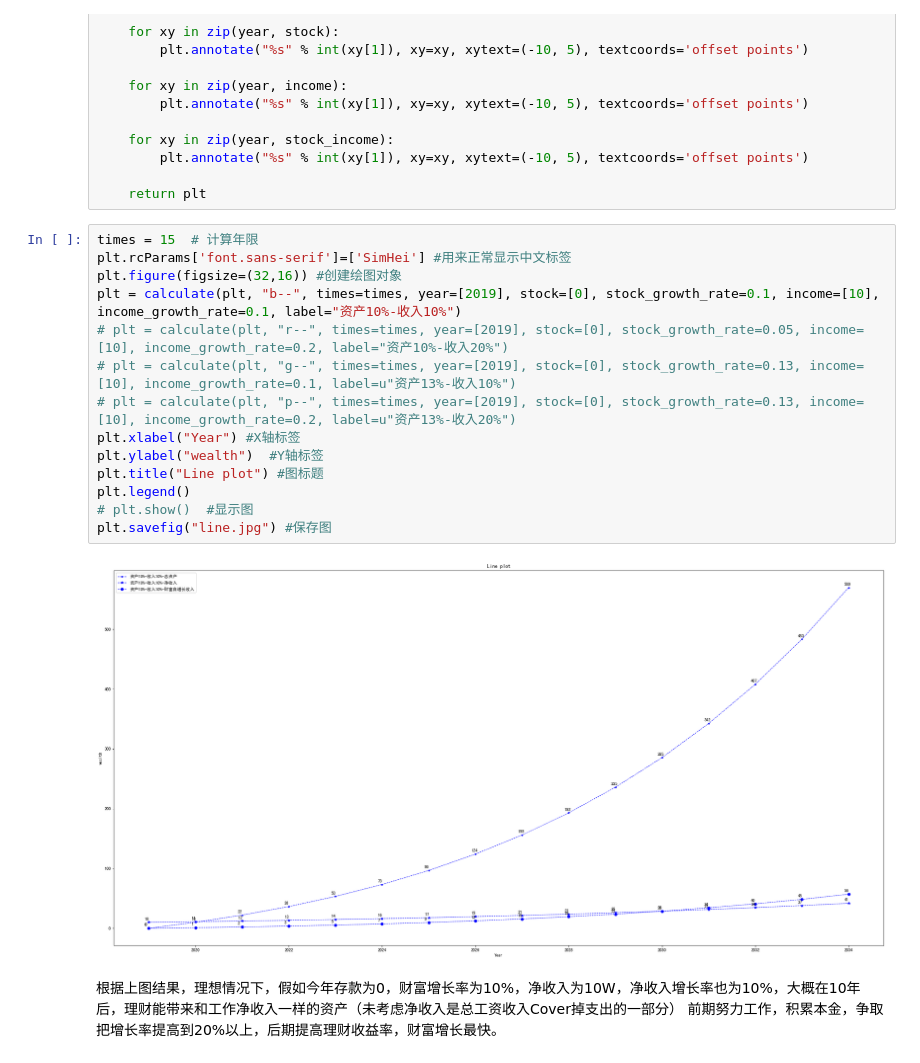
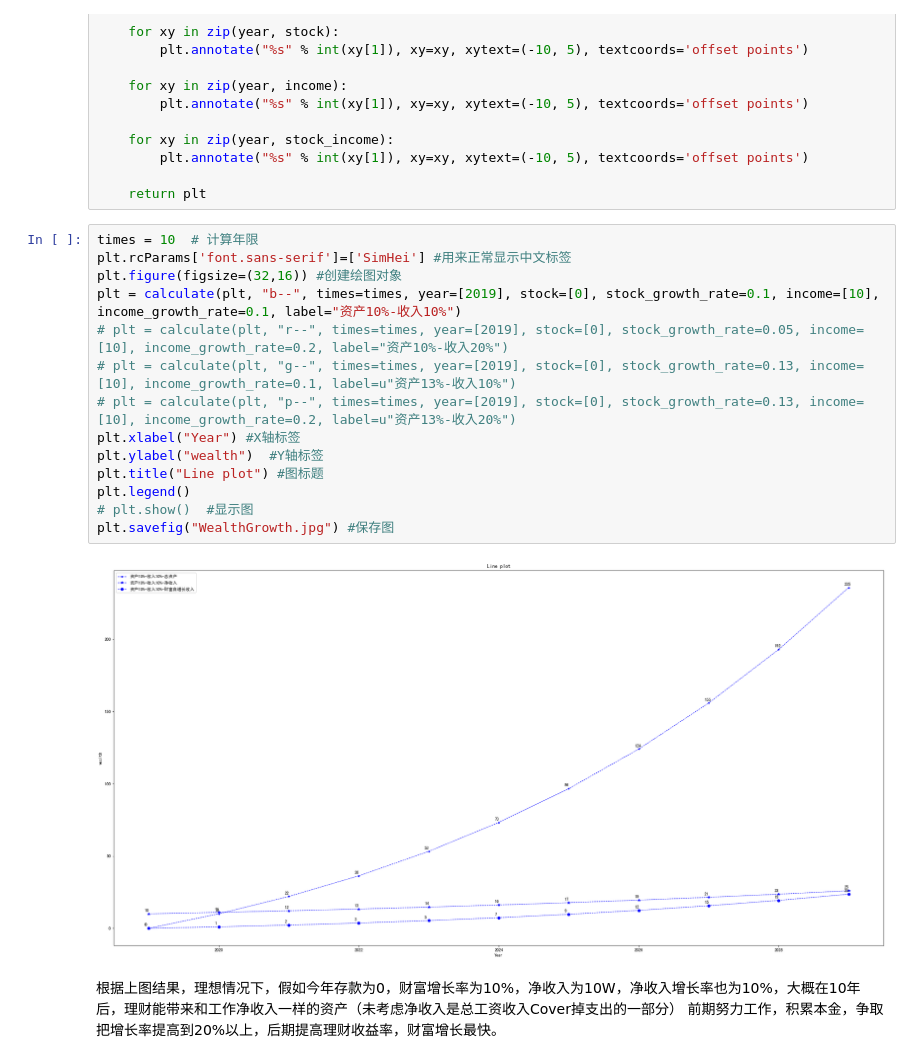
Before and after one commit to dphong/Study-Machine-Learning, a Jupyter notebook: matplotlib.ipynb, the cells around one changed output. Drawn from its saved outputs; the diff is of its cells as text.

```diff
--- a/matplotlib.ipynb
+++ b/matplotlib.ipynb
@@ -126,21 +126,21 @@ def calculate(plt, color="b--", times=10, year=[2019], stock=[0], stock_growth_r
 
     return plt
 # %%
-times = 15  # 计算年限
+times = 10  # 计算年限
 plt.rcParams['font.sans-serif']=['SimHei'] #用来正常显示中文标签
 plt.figure(figsize=(32,16)) #创建绘图对象
 plt = calculate(plt, "b--", times=times, year=[2019], stock=[0], stock_growth_rate=0.1, income=[10], income_growth_rate=0.1, label="资产10%-收入10%")
 # plt = calculate(plt, "r--", times=times, year=[2019], stock=[0], stock_growth_rate=0.05, income=[10], income_growth_rate=0.2, label="资产10%-收入20%")
 # plt = calculate(plt, "g--", times=times, year=[2019], stock=[0], stock_growth_rate=0.13, income=[10], income_growth_rate=0.1, label=u"资产13%-收入10%")
 # plt = calculate(plt, "p--", times=times, year=[2019], stock=[0], stock_growth_rate=0.13, income=[10], income_growth_rate=0.2, label=u"资产13%-收入20%")
 plt.xlabel("Year") #X轴标签
 plt.ylabel("wealth")  #Y轴标签
 plt.title("Line plot") #图标题
 plt.legend()
 # plt.show()  #显示图
-plt.savefig("line.jpg") #保存图
+plt.savefig("WealthGrowth.jpg") #保存图
 # %% [output]
-[figure, old version]
+[figure, new version]
 # %% [markdown]
 根据上图结果，理想情况下，假如今年存款为0，财富增长率为10%，净收入为10W，净收入增长率也为10%，大概在10年后，理财能带来和工作净收入一样的资产（未考虑净收入是总工资收入Cover掉支出的一部分）
 前期努力工作，积累本金，争取把增长率提高到20%以上，后期提高理财收益率，财富增长最快。
```
